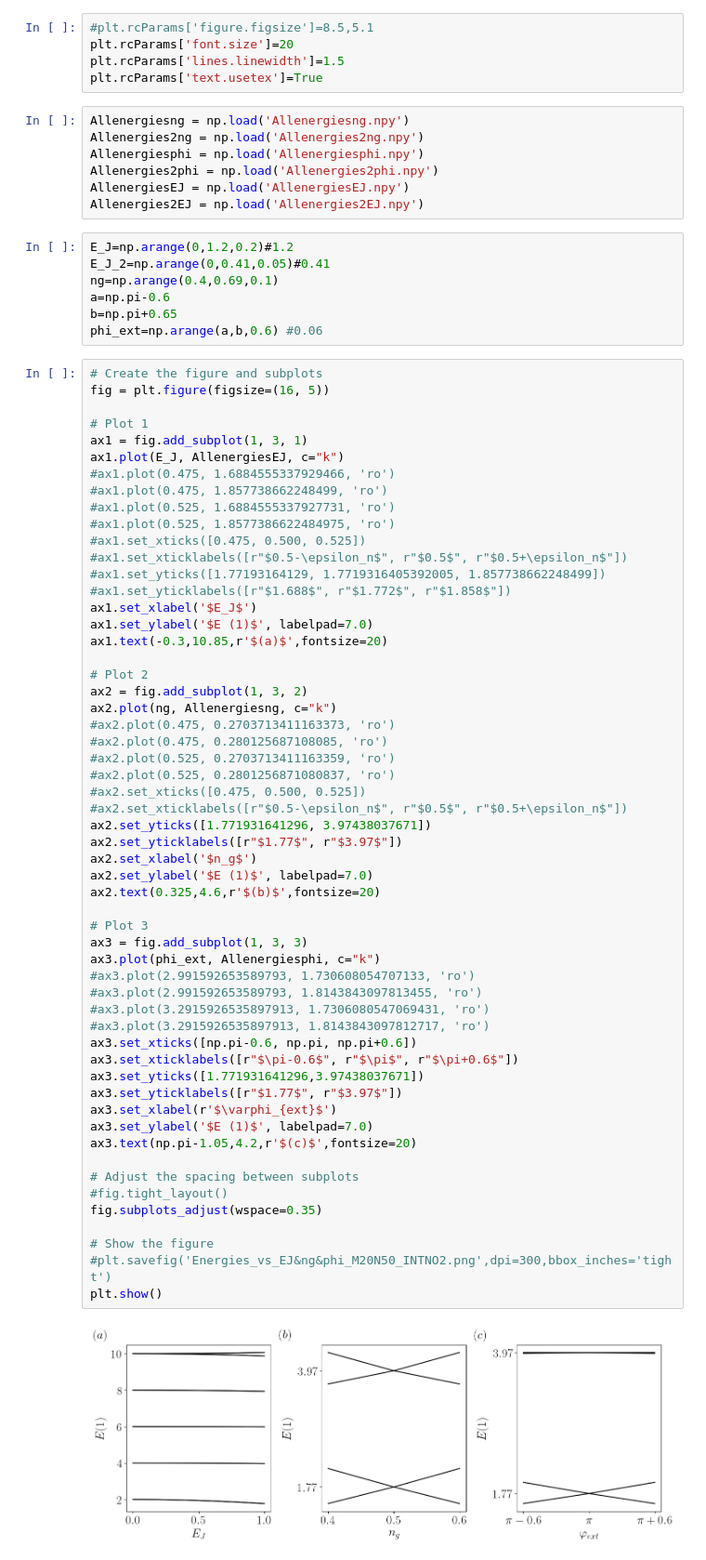
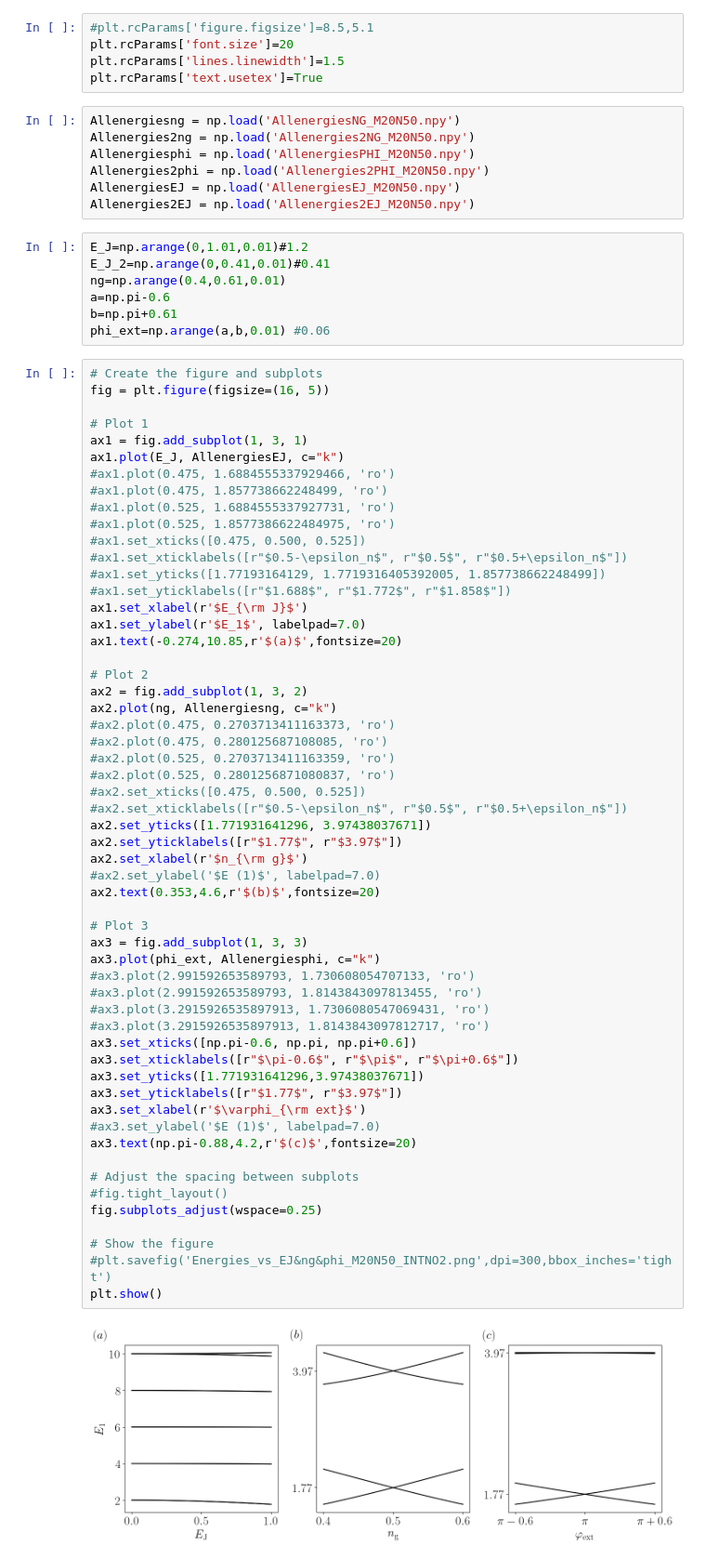
Before and after one commit to Jmalcrow/TFM, a Jupyter notebook: 0pi_Exactdiag_EJ&ng&phi.ipynb, the cells around one changed output. Shown at 93% size. Drawn from its saved outputs; the diff is of its cells as text.

```diff
--- a/0pi_Exactdiag_EJ&ng&phi.ipynb
+++ b/0pi_Exactdiag_EJ&ng&phi.ipynb
@@ -13,19 +13,19 @@ plt.rcParams['font.size']=20
 plt.rcParams['lines.linewidth']=1.5
 plt.rcParams['text.usetex']=True
 # %%
-Allenergiesng = np.load('Allenergiesng.npy')
-Allenergies2ng = np.load('Allenergies2ng.npy')
-Allenergiesphi = np.load('Allenergiesphi.npy')
-Allenergies2phi = np.load('Allenergies2phi.npy')
-AllenergiesEJ = np.load('AllenergiesEJ.npy')
-Allenergies2EJ = np.load('Allenergies2EJ.npy')
+Allenergiesng = np.load('AllenergiesNG_M20N50.npy')
+Allenergies2ng = np.load('Allenergies2NG_M20N50.npy')
+Allenergiesphi = np.load('AllenergiesPHI_M20N50.npy')
+Allenergies2phi = np.load('Allenergies2PHI_M20N50.npy')
+AllenergiesEJ = np.load('AllenergiesEJ_M20N50.npy')
+Allenergies2EJ = np.load('Allenergies2EJ_M20N50.npy')
 # %%
-E_J=np.arange(0,1.2,0.2)#1.2
-E_J_2=np.arange(0,0.41,0.05)#0.41
-ng=np.arange(0.4,0.69,0.1)
+E_J=np.arange(0,1.01,0.01)#1.2
+E_J_2=np.arange(0,0.41,0.01)#0.41
+ng=np.arange(0.4,0.61,0.01)
 a=np.pi-0.6
-b=np.pi+0.65
-phi_ext=np.arange(a,b,0.6) #0.06
+b=np.pi+0.61
+phi_ext=np.arange(a,b,0.01) #0.06
 # %%
 # Create the figure and subplots
 fig = plt.figure(figsize=(16, 5))
@@ -41,49 +41,49 @@ ax1.plot(E_J, AllenergiesEJ, c="k")
 #ax1.set_xticklabels([r"$0.5-\epsilon_n$", r"$0.5$", r"$0.5+\epsilon_n$"])
 #ax1.set_yticks([1.77193164129, 1.7719316405392005, 1.857738662248499])
 #ax1.set_yticklabels([r"$1.688$", r"$1.772$", r"$1.858$"])
-ax1.set_xlabel('$E_J$')
-ax1.set_ylabel('$E (1)$', labelpad=7.0)
-ax1.text(-0.3,10.85,r'$(a)$',fontsize=20)
+ax1.set_xlabel(r'$E_{\rm J}$')
+ax1.set_ylabel(r'$E_1$', labelpad=7.0)
+ax1.text(-0.274,10.85,r'$(a)$',fontsize=20)
 
 # Plot 2
 ax2 = fig.add_subplot(1, 3, 2)
 ax2.plot(ng, Allenergiesng, c="k")
 #ax2.plot(0.475, 0.2703713411163373, 'ro')
 #ax2.plot(0.475, 0.280125687108085, 'ro')
 #ax2.plot(0.525, 0.2703713411163359, 'ro')
 #ax2.plot(0.525, 0.2801256871080837, 'ro')
 #ax2.set_xticks([0.475, 0.500, 0.525])
 #ax2.set_xticklabels([r"$0.5-\epsilon_n$", r"$0.5$", r"$0.5+\epsilon_n$"])
 ax2.set_yticks([1.771931641296, 3.97438037671])
 ax2.set_yticklabels([r"$1.77$", r"$3.97$"])
-ax2.set_xlabel('$n_g$')
-ax2.set_ylabel('$E (1)$', labelpad=7.0)
-ax2.text(0.325,4.6,r'$(b)$',fontsize=20)
+ax2.set_xlabel(r'$n_{\rm g}$')
+#ax2.set_ylabel('$E (1)$', labelpad=7.0)
+ax2.text(0.353,4.6,r'$(b)$',fontsize=20)
 
 # Plot 3
 ax3 = fig.add_subplot(1, 3, 3)
 ax3.plot(phi_ext, Allenergiesphi, c="k")
 #ax3.plot(2.991592653589793, 1.730608054707133, 'ro')
 #ax3.plot(2.991592653589793, 1.8143843097813455, 'ro')
 #ax3.plot(3.2915926535897913, 1.7306080547069431, 'ro')
 #ax3.plot(3.2915926535897913, 1.8143843097812717, 'ro')
 ax3.set_xticks([np.pi-0.6, np.pi, np.pi+0.6])
 ax3.set_xticklabels([r"$\pi-0.6$", r"$\pi$", r"$\pi+0.6$"])
 ax3.set_yticks([1.771931641296,3.97438037671])
 ax3.set_yticklabels([r"$1.77$", r"$3.97$"])
-ax3.set_xlabel(r'$\varphi_{ext}$')
-ax3.set_ylabel('$E (1)$', labelpad=7.0)
-ax3.text(np.pi-1.05,4.2,r'$(c)$',fontsize=20)
+ax3.set_xlabel(r'$\varphi_{\rm ext}$')
+#ax3.set_ylabel('$E (1)$', labelpad=7.0)
+ax3.text(np.pi-0.88,4.2,r'$(c)$',fontsize=20)
 
 # Adjust the spacing between subplots
 #fig.tight_layout()
-fig.subplots_adjust(wspace=0.35)
+fig.subplots_adjust(wspace=0.25)
 
 # Show the figure
 #plt.savefig('Energies_vs_EJ&ng&phi_M20N50_INTNO2.png',dpi=300,bbox_inches='tight')
 plt.show()
 # %% [output]
-[figure, old version]
+[figure, new version]
 # %%
 # Create the figure and subplots
 fig2 = plt.figure(figsize=(16, 5))
```
Also changed, not shown: parts of 3 cells of this notebook, 14 other files.
